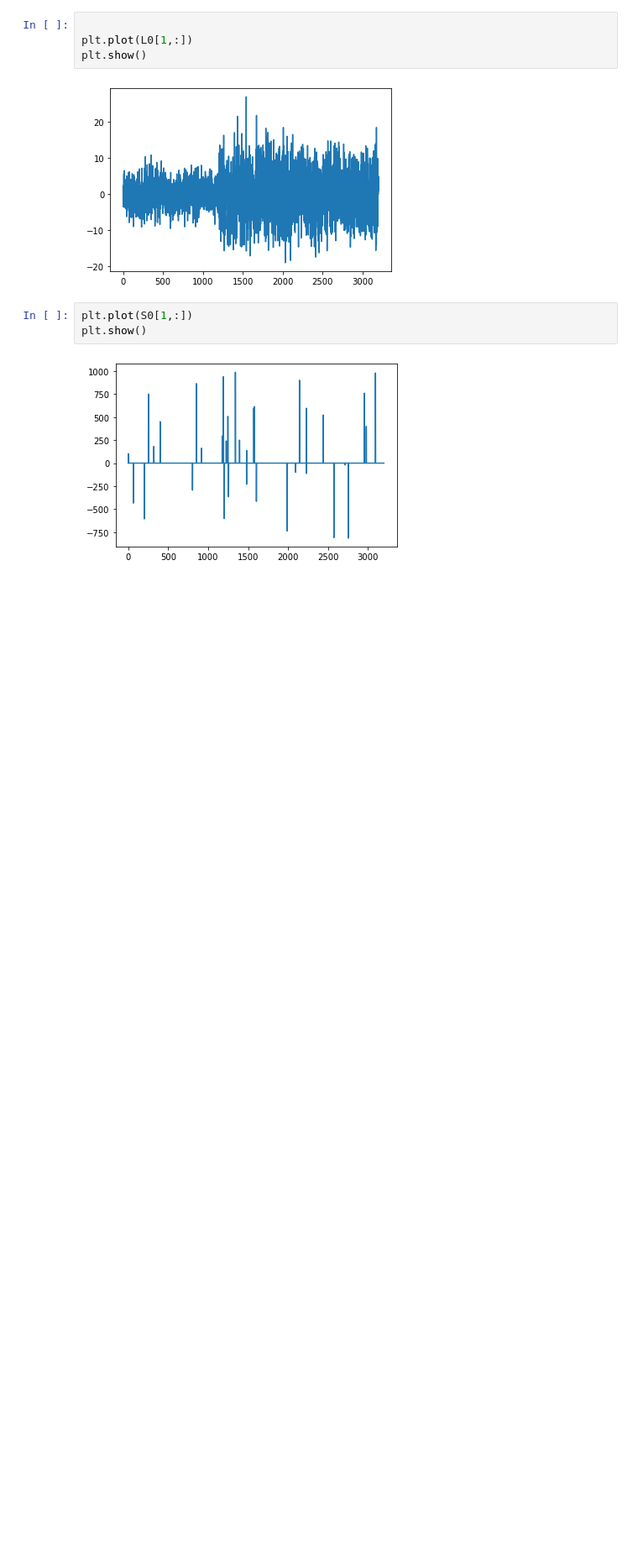
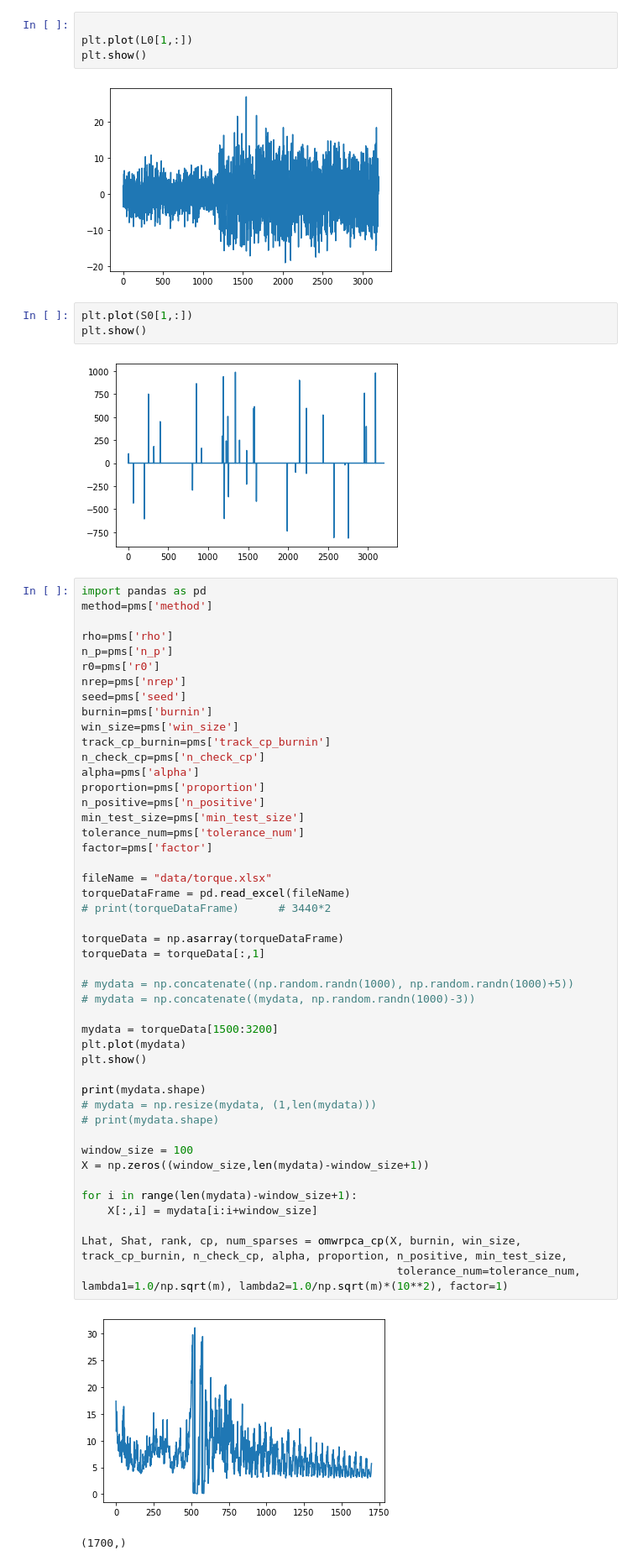
Before and after one commit to davidw0311/fault_diagnosis, a Jupyter notebook: onlineRPCA/recreate_sim4.ipynb, the cells around one changed output. Shown: that part at 84% size. Saved outputs shown, nothing was run; the diff lists cells and outputs as text; blank space fills up the shorter version.

Commit message:
investigated moving window pca

```diff
--- a/onlineRPCA/recreate_sim4.ipynb
+++ b/onlineRPCA/recreate_sim4.ipynb
@@ -293,3 +293,52 @@ plt.plot(S0[1,:])
 plt.show()
 # %% [output]
 [figure]
+# %%
+import pandas as pd
+method=pms['method']
+
+rho=pms['rho']
+n_p=pms['n_p']
+r0=pms['r0']
+nrep=pms['nrep']
+seed=pms['seed']
+burnin=pms['burnin']
+win_size=pms['win_size']
+track_cp_burnin=pms['track_cp_burnin']
+n_check_cp=pms['n_check_cp']
+alpha=pms['alpha']
+proportion=pms['proportion']
+n_positive=pms['n_positive']
+min_test_size=pms['min_test_size']
+tolerance_num=pms['tolerance_num']
+factor=pms['factor']
+
+fileName = "data/torque.xlsx"
+torqueDataFrame = pd.read_excel(fileName)
+# print(torqueDataFrame)      # 3440*2
+
+torqueData = np.asarray(torqueDataFrame)
+torqueData = torqueData[:,1]
+
+# mydata = np.concatenate((np.random.randn(1000), np.random.randn(1000)+5))
+# mydata = np.concatenate((mydata, np.random.randn(1000)-3))
+
+mydata = torqueData[1500:3200]
+plt.plot(mydata)
+plt.show()
+
+print(mydata.shape)
+# mydata = np.resize(mydata, (1,len(mydata)))
+# print(mydata.shape)
+
+window_size = 100
+X = np.zeros((window_size,len(mydata)-window_size+1))
+
+for i in range(len(mydata)-window_size+1):
+    X[:,i] = mydata[i:i+window_size]
+
+Lhat, Shat, rank, cp, num_sparses = omwrpca_cp(X, burnin, win_size, track_cp_burnin, n_check_cp, alpha, proportion, n_positive, min_test_size,
+                                                tolerance_num=tolerance_num, lambda1=1.0/np.sqrt(m), lambda2=1.0/np.sqrt(m)*(10**2), factor=1)
+# %% [output]
+[figure, added]
+(1700,)
```
Also changed, not shown: parts of 5 cells of this notebook, 13 other files.
